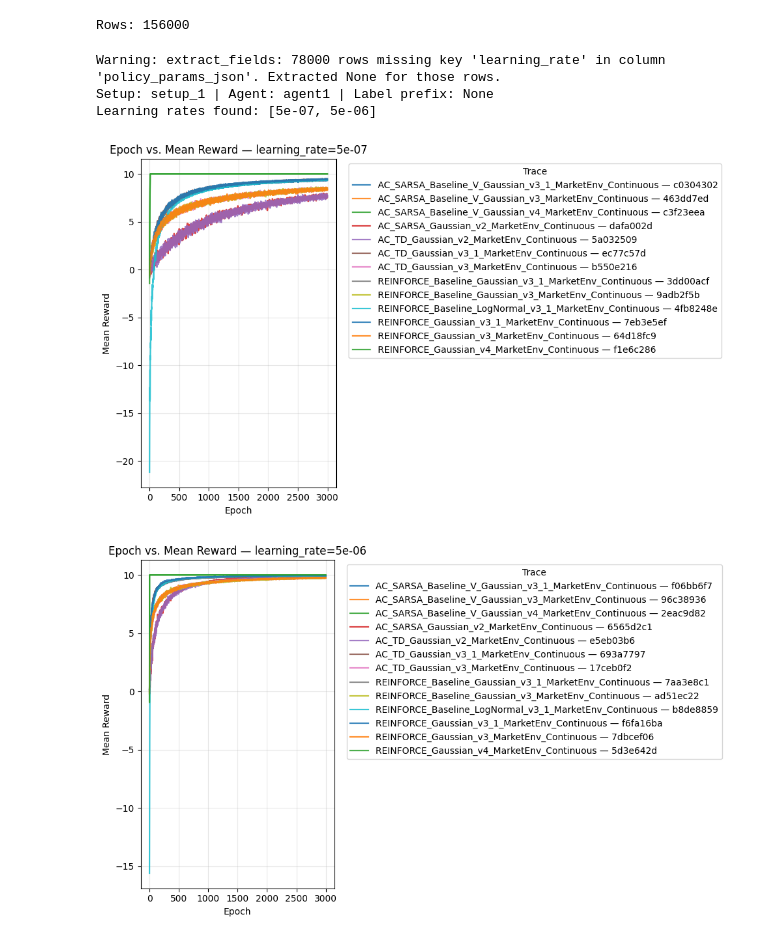
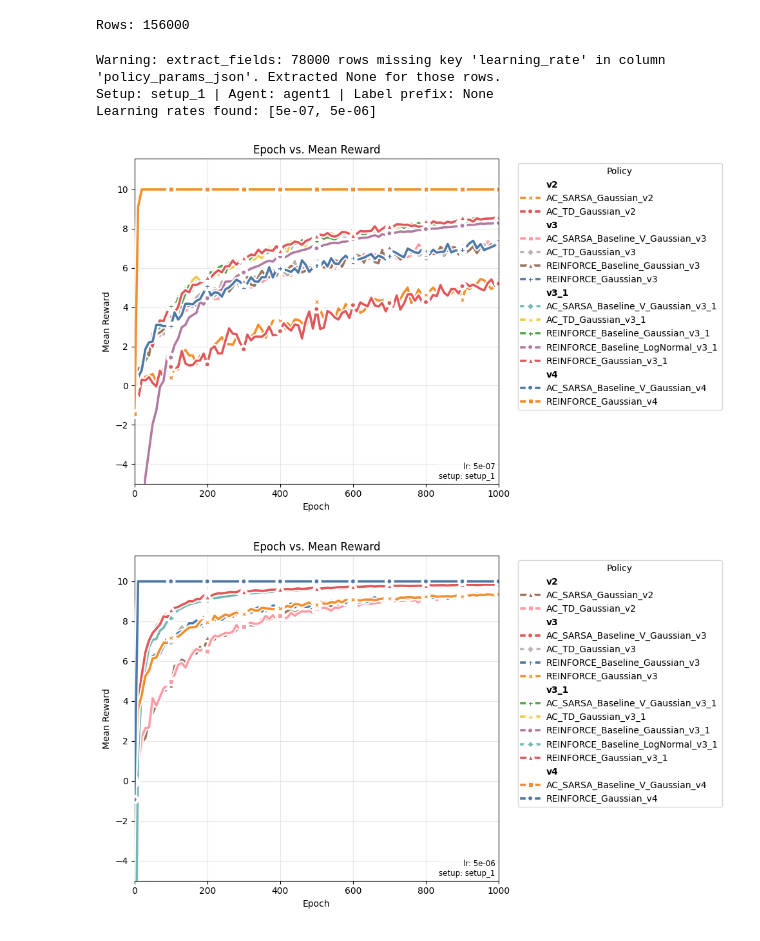
Before and after one commit to nish-ku-121/derby, a Jupyter notebook: notebooks/Policy Sweep Plot.ipynb, the cells around one changed output. Cells and saved outputs as stored; diff of their text form; code cells hidden in the pictures.

Commit message:
Improving plotting to be paper-friendly

```diff
--- a/notebooks/Policy Sweep Plot.ipynb
+++ b/notebooks/Policy Sweep Plot.ipynb
@@ -53,33 +54,59 @@ label = None           # e.g., 'grid_sweep_top' (prefix match)
 # Extract the learning_rate field into its own column
 filtered = extract_fields(
     df,
     nested_column="policy_params_json",
     fields="learning_rate",
     new_column_name="learning_rate",
 )
 
 # Apply filters (setup/agent exact), and label as a prefix filter
 base = filter_epoch_df(filtered, setup=setup, agent_name=agent_name, label=None)
 if label is not None and 'label' in base.columns:
     base = base[base['label'].astype(str).str.startswith(label, na=False)]
 
 # List the unique learning rates present after filtering
 vals = sorted(v for v in base['learning_rate'].unique() if pd.notna(v))
 print('Setup:', setup, '| Agent:', agent_name, '| Label prefix:', label)
 print('Learning rates found:', vals)
 
 # Plot one figure per learning rate (all policies included in each plot)
 for lr in vals:
     sub = base[base['learning_rate'] == lr]
     if sub.empty:
         print("Warning: No data for learning_rate =", lr)
         continue
-    fig, ax = plot_epoch_rewards(sub, title=f"Epoch vs. Mean Reward — learning_rate={lr}")
+    fig, ax = plot_epoch_rewards(
+        sub,
+        title="Epoch vs. Mean Reward",
+        x_min=0,
+        x_max=1000,
+        y_min=-5,
+        plot_every_epoch=10,
+        top_k=13,
+        top_k_markers=True,
+        top_k_marker_size=5,
+        top_k_marker_every_epoch=100,
+        outline_width=3.0,
+        top_k_linestyles=('-', '-', '-'),
+        palette='tab10',
+        # Group legend entries by version extracted from policy names (e.g., v2, v3_1, v4) and place groups side-by-side
+        legend_group_regex=r"(v\d+(?:_\d+)?)",
+        legend_group_side_by_side=False,
+        legend_position="right",
+        # legend_group_side_by_side=True,
+        # legend_position="bottom",
+        # Minimal metadata box (opt-in): show learning rate and setup
+        show_metadata=True,
+        metadata_keys=("learning_rate", "setup"),
+        metadata_loc='bottom-right',
+        metadata_fontsize=8.5,
+        metadata_box_alpha=0.5,
+    )
     display(fig)
     plt.close(fig)
 # %% [output]
 Warning: extract_fields: 78000 rows missing key 'learning_rate' in column 'policy_params_json'. Extracted None for those rows.
 Setup: setup_1 | Agent: agent1 | Label prefix: None
 Learning rates found: [5e-07, 5e-06]
-[figure, old version]
+[figure, new version]
-[figure, old version]
+[figure, new version]
```
Also changed, not shown: parts of 2 cells of this notebook, 1 other file.
